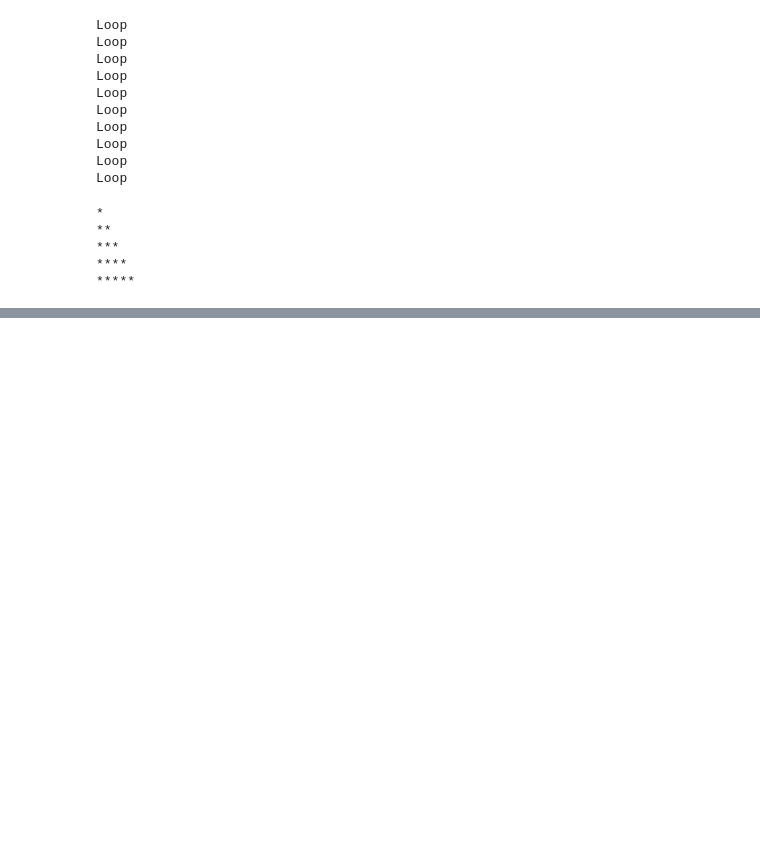
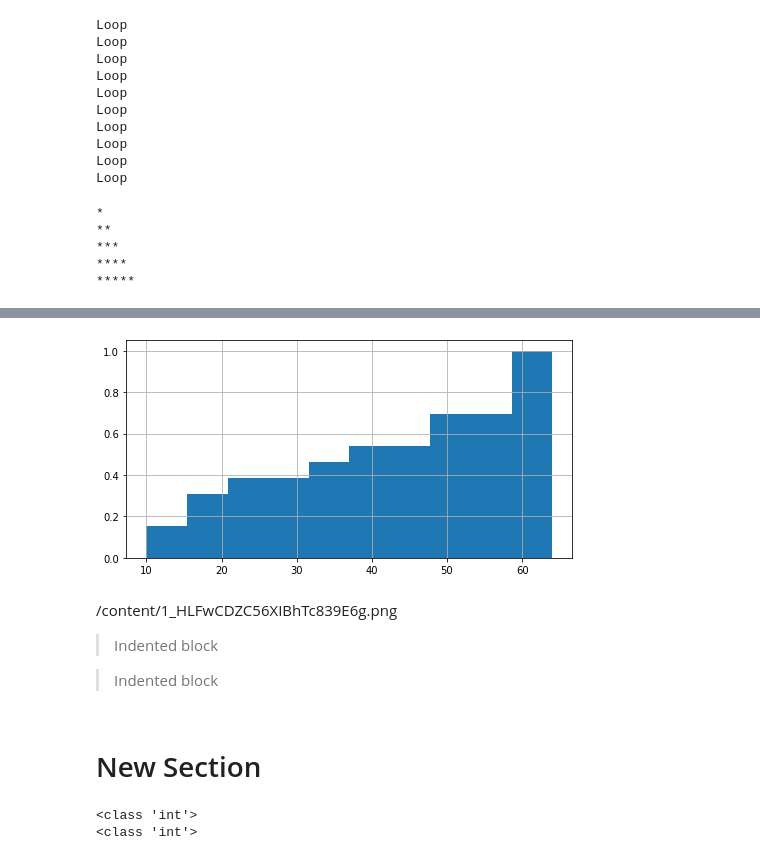
Before and after one commit to abhi-lejon/Machine-learning, a Jupyter notebook: Python_programming.ipynb, the cells around one changed output, grey strips where cells are left out. Cells and saved outputs as stored; diff of their text form; code cells hidden in the pictures; blank space fills up the shorter version.

```diff
--- a/Python_programming.ipynb
+++ b/Python_programming.ipynb
@@ -972,0 +1671,7 @@ print(a)
+# %%
+fig, ax = plt.subplots(figsize=(8, 4))
+ax.hist(df3.Sample, density = 1, histtype='barstacked',cumulative=True, label='CDF')
+plt.grid()
+plt.show()
+# %% [output]
+[figure, added]
@@ -972,0 +1687,8 @@ print(a)
+# %% [markdown]
+/content/1_HLFwCDZC56XIBhTc839E6g.png
+
+> Indented block
+
+> Indented block
+# %% [markdown]
+# New Section
@@ -972,0 +1697,9 @@ print(a)
+# %%
+a=123 #Here it is integer
+print(type(a))
+def func():
+  a=[]# Same continue here, for list the a should be defined as list as a=[123]
+print(type(a))
+# %% [output]
+<class 'int'>
+<class 'int'>
```
Also changed, not shown: parts of 191 cells of this notebook.
